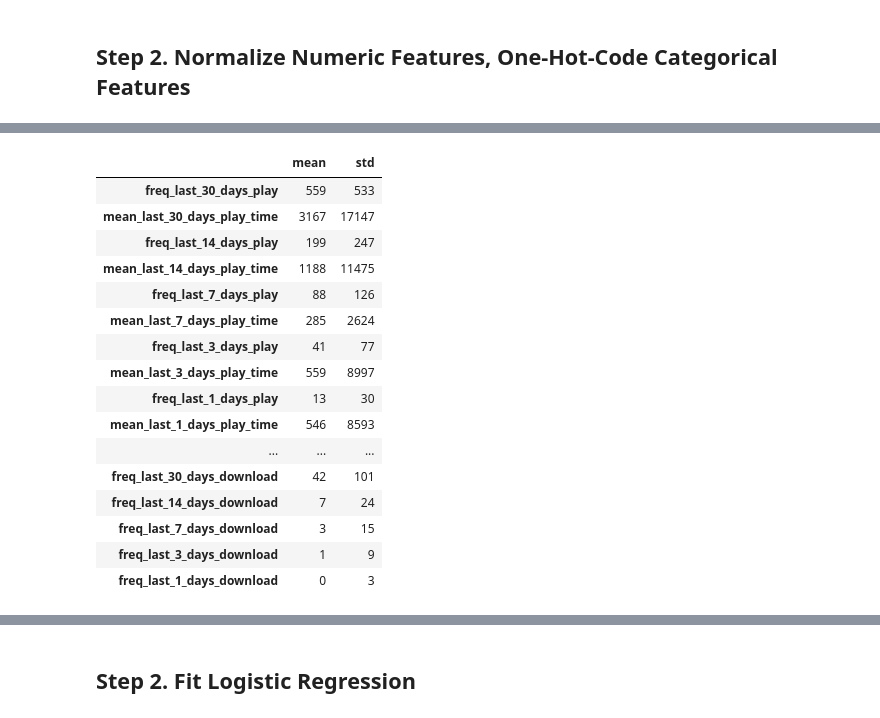
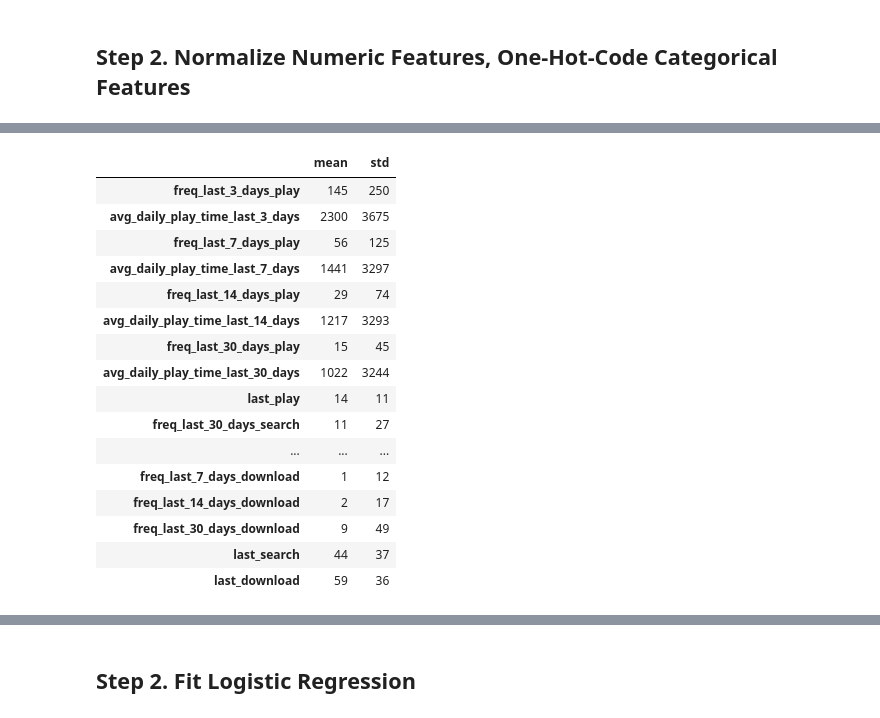
Before and after one commit to ZiweiDuan/MusicBox, a Jupyter notebook: Codes/7_Model Fitting.ipynb, the cells around one changed output, grey strips where cells are left out. Saved outputs shown, nothing was run; the diff lists cells and outputs as text; code cells hidden in the pictures.

```diff
--- a/Codes/7_Model Fitting.ipynb
+++ b/Codes/7_Model Fitting.ipynb
@@ -26,7 +26,7 @@ from sklearn.cross_validation import train_test_split
 # %% [markdown]
 ## Step 1. Understanding the Data
 # %%
-df = pd.read_csv('../Data/sample_1.csv', dtype={'churn': 'category'})
+df = pd.read_csv('../Data/sample_5pct_2.csv', dtype={'churn': 'int64', 'uid':'int64', 'device_ip':'int64'})
 df.info()
 # %% [output]
 <class 'pandas.core.frame.DataFrame'>
@@ -63,0 +49,4 @@ Index(['device', 'freq_last_30_days_play', 'mean_last_30_days_play_time',
+# %%
+df.set_index('uid', inplace=True)
+features_num = df.columns[2:]
+features_num
@@ -118,22 +105,25 @@ scaler.mean_.astype(int), scaler.scale_.astype(int), features[1:]
 # %%
-pd.DataFrame({'mean': scaler.mean_.astype(int), 'std': scaler.scale_.astype(int)}) \
-            .set_index(features[1:])
+# Take a Look at Variable mean and std -> rough idea of data
+feature_spread = pd.DataFrame({'mean': scaler.mean_.astype(int), 'std': scaler.scale_.astype(int)}) \
+                   .set_index(features_num)
-# %% [output]
-|  | mean | std |
-| freq_last_30_days_play | 559 | 533 |
-| mean_last_30_days_play_time | 3167 | 17147 |
-| freq_last_14_days_play | 199 | 247 |
-| mean_last_14_days_play_time | 1188 | 11475 |
-| freq_last_7_days_play | 88 | 126 |
-| mean_last_7_days_play_time | 285 | 2624 |
-| freq_last_3_days_play | 41 | 77 |
-| mean_last_3_days_play_time | 559 | 8997 |
-| freq_last_1_days_play | 13 | 30 |
-| mean_last_1_days_play_time | 546 | 8593 |
-| ... | ... | ... |
-| freq_last_30_days_download | 42 | 101 |
-| freq_last_14_days_download | 7 | 24 |
-| freq_last_7_days_download | 3 | 15 |
-| freq_last_3_days_download | 1 | 9 |
-| freq_last_1_days_download | 0 | 3 |
+# %%
+feature_spread
+# %% [output]
+|  | mean | std |
+| freq_last_3_days_play | 145 | 250 |
+| avg_daily_play_time_last_3_days | 2300 | 3675 |
+| freq_last_7_days_play | 56 | 125 |
+| avg_daily_play_time_last_7_days | 1441 | 3297 |
+| freq_last_14_days_play | 29 | 74 |
+| avg_daily_play_time_last_14_days | 1217 | 3293 |
+| freq_last_30_days_play | 15 | 45 |
+| avg_daily_play_time_last_30_days | 1022 | 3244 |
+| last_play | 14 | 11 |
+| freq_last_30_days_search | 11 | 27 |
+| ... | ... | ... |
+| freq_last_7_days_download | 1 | 12 |
+| freq_last_14_days_download | 2 | 17 |
+| freq_last_30_days_download | 9 | 49 |
+| last_search | 44 | 37 |
+| last_download | 59 | 36 |
 # %%
```
Also changed, not shown: parts of 26 cells of this notebook.
